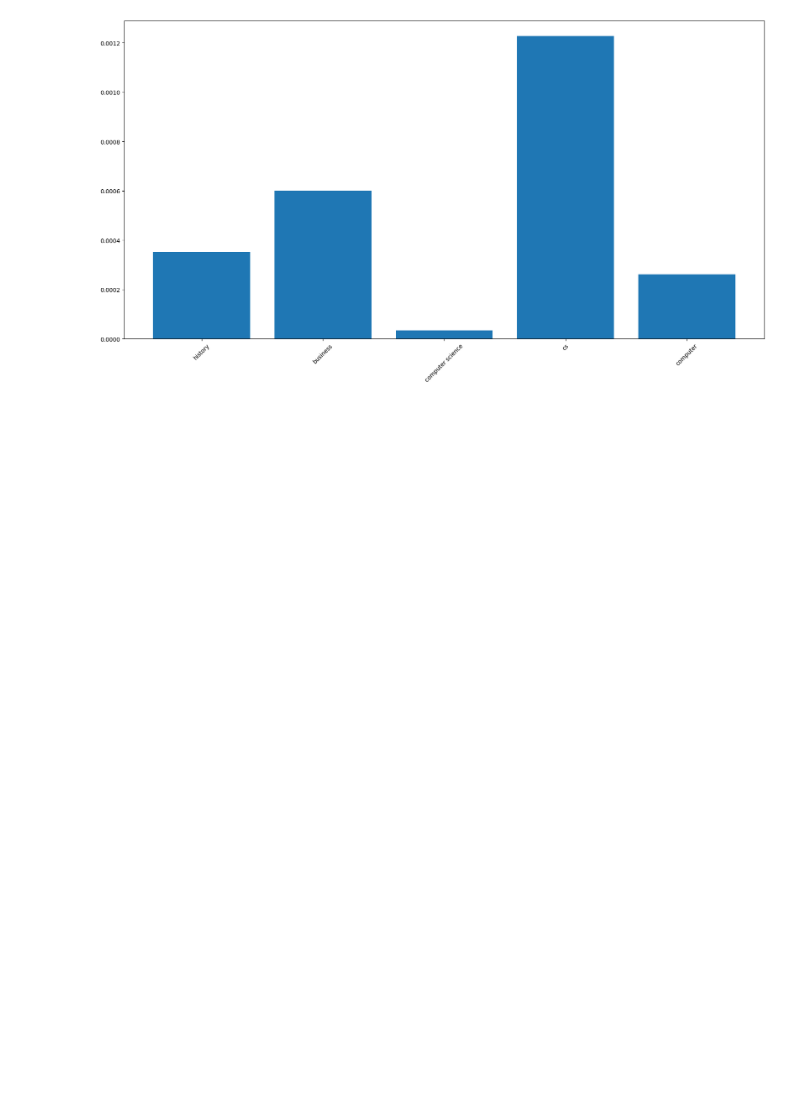
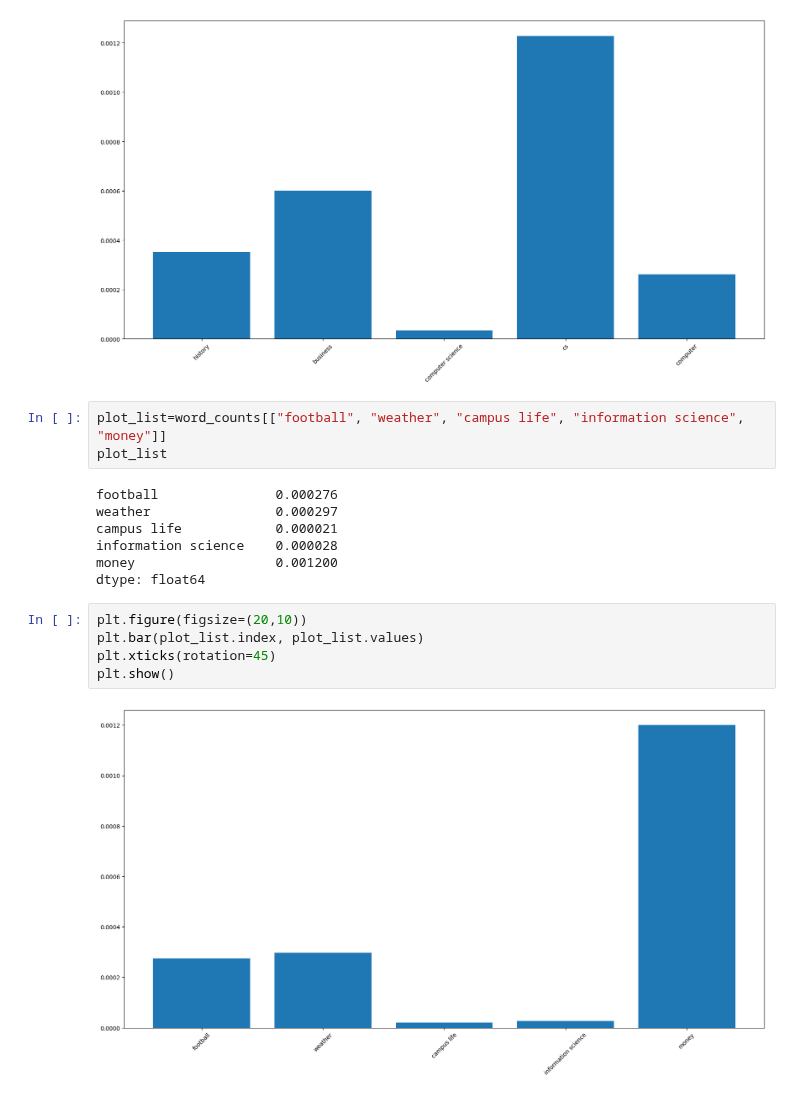
Before and after one commit to MattV15/project1-counting-words, a Jupyter notebook: Project 1 MVD.ipynb, the cells around one changed output. Saved outputs shown, nothing was run; the diff lists cells and outputs as text; blank space fills up the shorter version.

```diff
--- a/Project 1 MVD.ipynb
+++ b/Project 1 MVD.ipynb
@@ -234,3 +234,20 @@ plt.xticks(rotation=45)
 plt.show()
 # %% [output]
 [figure]
+# %%
+plot_list=word_counts[["football", "weather", "campus life", "information science", "money"]]
+plot_list
+# %% [output]
+football               0.000276
+weather                0.000297
+campus life            0.000021
+information science    0.000028
+money                  0.001200
+dtype: float64
+# %%
+plt.figure(figsize=(20,10))
+plt.bar(plot_list.index, plot_list.values)
+plt.xticks(rotation=45)
+plt.show()
+# %% [output]
+[figure, added]
```
